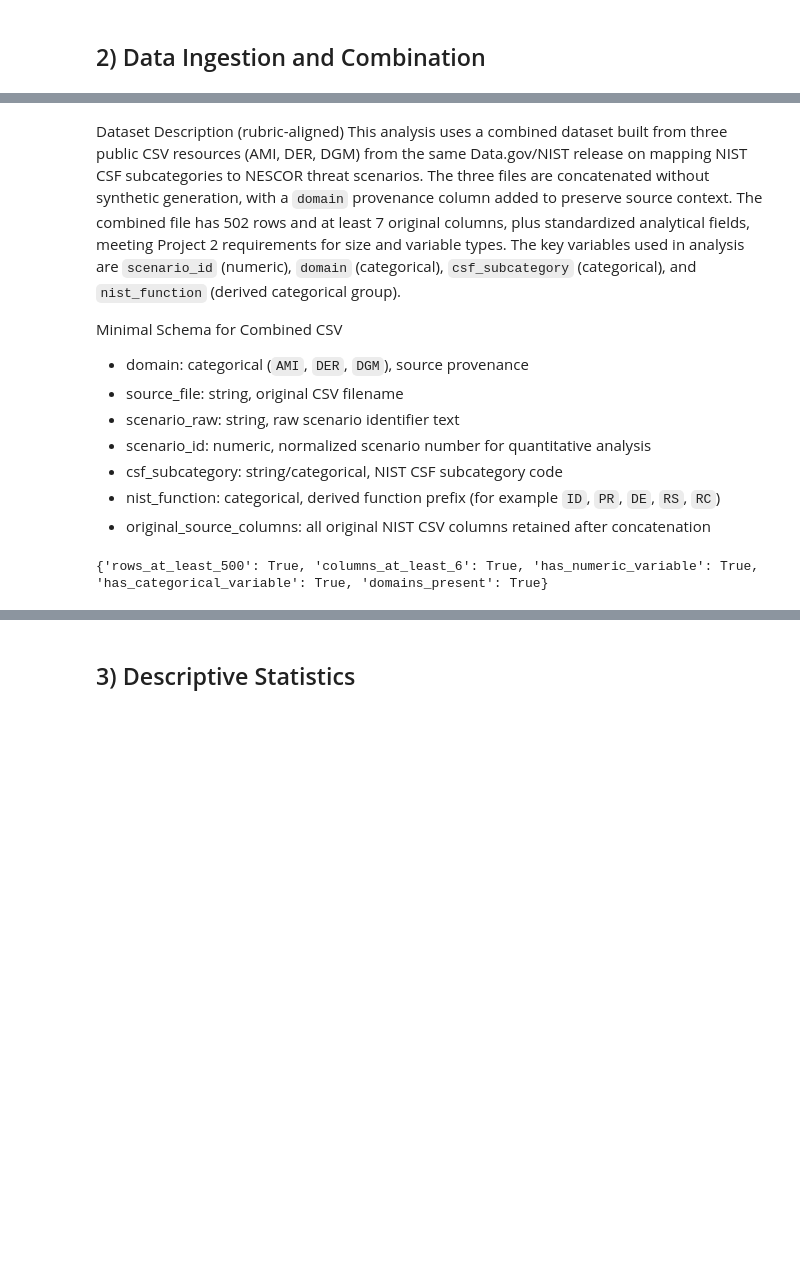
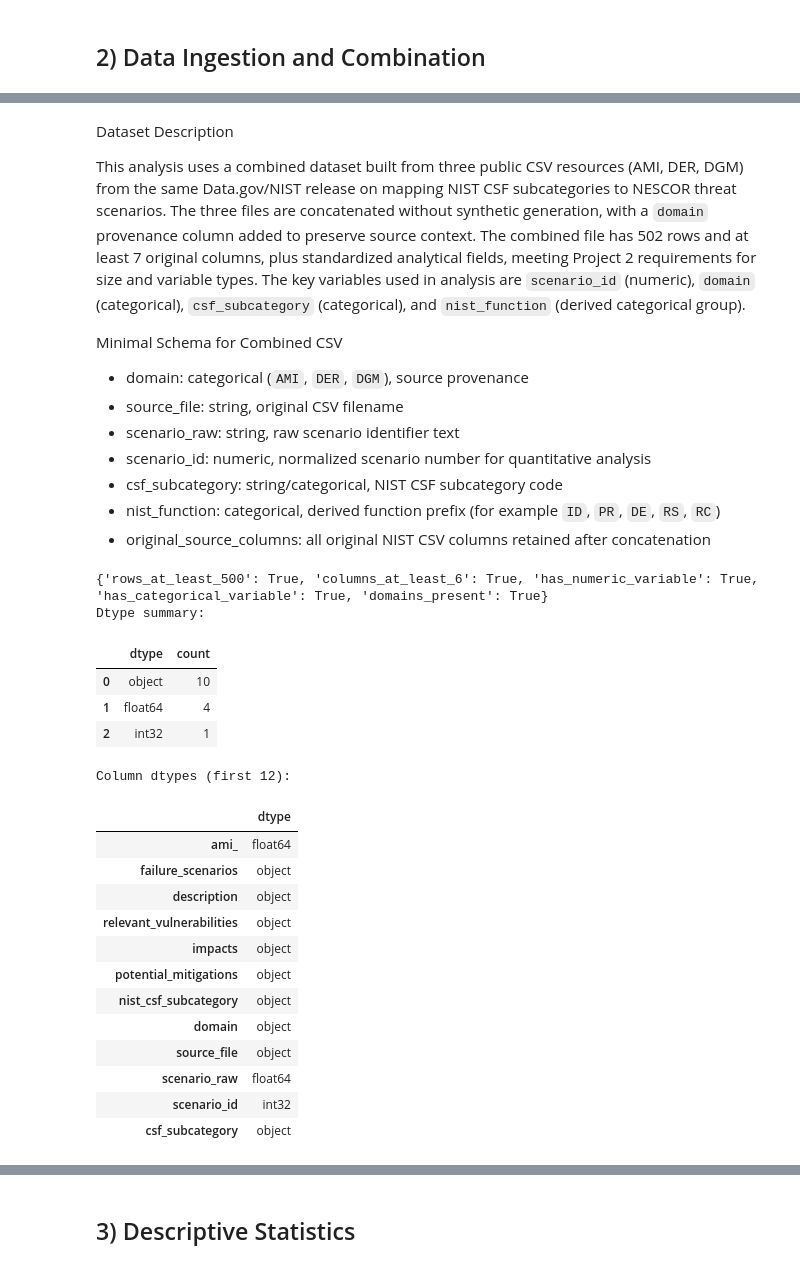
Before and after one commit to Ohara124c41/statistical-analysis-NIST-CFS, a Jupyter notebook: analysis.ipynb, the cells around one changed output, grey strips where cells are left out. Drawn from its saved outputs; the diff is of its cells as text; code cells hidden in the pictures; blank space fills up the shorter version.

```diff
--- a/analysis.ipynb
+++ b/analysis.ipynb
@@ -168,5 +175,6 @@ Name: count, dtype: int64
 # %% [markdown]
-Dataset Description (rubric-aligned)
+Dataset Description
+
 This analysis uses a combined dataset built from three public CSV resources (AMI, DER, DGM) from the same Data.gov/NIST release on mapping NIST CSF subcategories to NESCOR threat scenarios. The three files are concatenated without synthetic generation, with a `domain` provenance column added to preserve source context. The combined file has 502 rows and at least 7 original columns, plus standardized analytical fields, meeting Project 2 requirements for size and variable types. The key variables used in analysis are `scenario_id` (numeric), `domain` (categorical), `csf_subcategory` (categorical), and `nist_function` (derived categorical group).
 
 Minimal Schema for Combined CSV
@@ -180,11 +188,36 @@ Minimal Schema for Combined CSV
 # %%
 dataset_checks = {
     'rows_at_least_500': int(df.shape[0]) >= 500,
     'columns_at_least_6': int(df.shape[1]) >= 6,
     'has_numeric_variable': bool(df.select_dtypes(include=[np.number]).shape[1] >= 1),
     'has_categorical_variable': bool(df.select_dtypes(include=['object', 'category']).shape[1] >= 1),
     'domains_present': set(df['domain'].dropna().unique().tolist()) == {'AMI', 'DER', 'DGM'},
 }
 print(dataset_checks)
+
+dtype_summary = df.dtypes.astype(str).value_counts().rename_axis('dtype').reset_index(name='count')
+print('Dtype summary:')
+display(dtype_summary)
+print('Column dtypes (first 12):')
+display(df.dtypes.astype(str).head(12).to_frame('dtype'))
 # %% [output]
 {'rows_at_least_500': True, 'columns_at_least_6': True, 'has_numeric_variable': True, 'has_categorical_variable': True, 'domains_present': True}
+Dtype summary:
+|  | dtype | count |
+| 0 | object | 10 |
+| 1 | float64 | 4 |
+| 2 | int32 | 1 |
+Column dtypes (first 12):
+|  | dtype |
+| ami_ | float64 |
+| failure_scenarios | object |
+| description | object |
+| relevant_vulnerabilities | object |
+| impacts | object |
+| potential_mitigations | object |
+| nist_csf_subcategory | object |
+| domain | object |
+| source_file | object |
+| scenario_raw | float64 |
+| scenario_id | int32 |
+| csf_subcategory | object |
```
Also changed, not shown: parts of 21 cells of this notebook.
